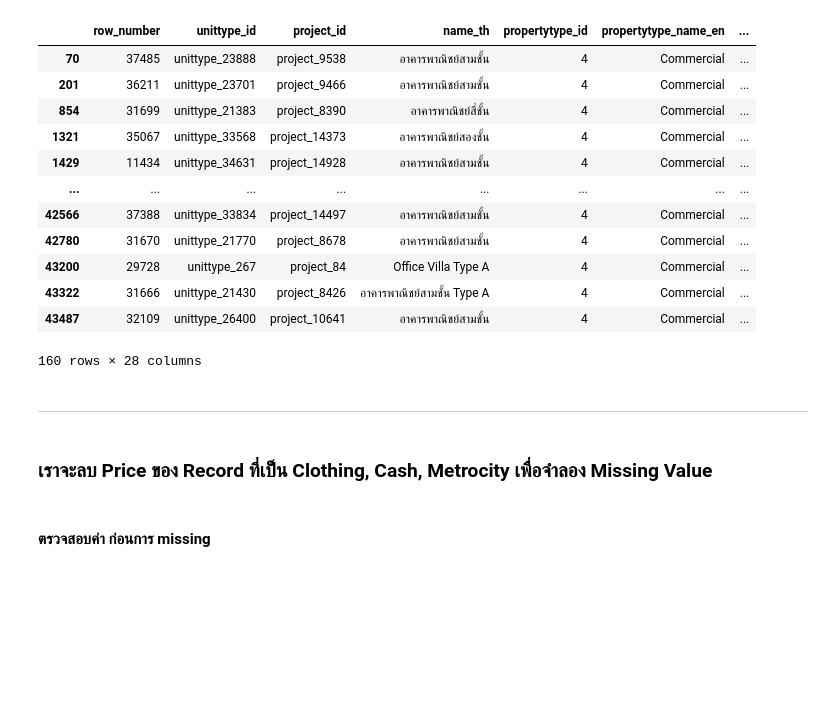
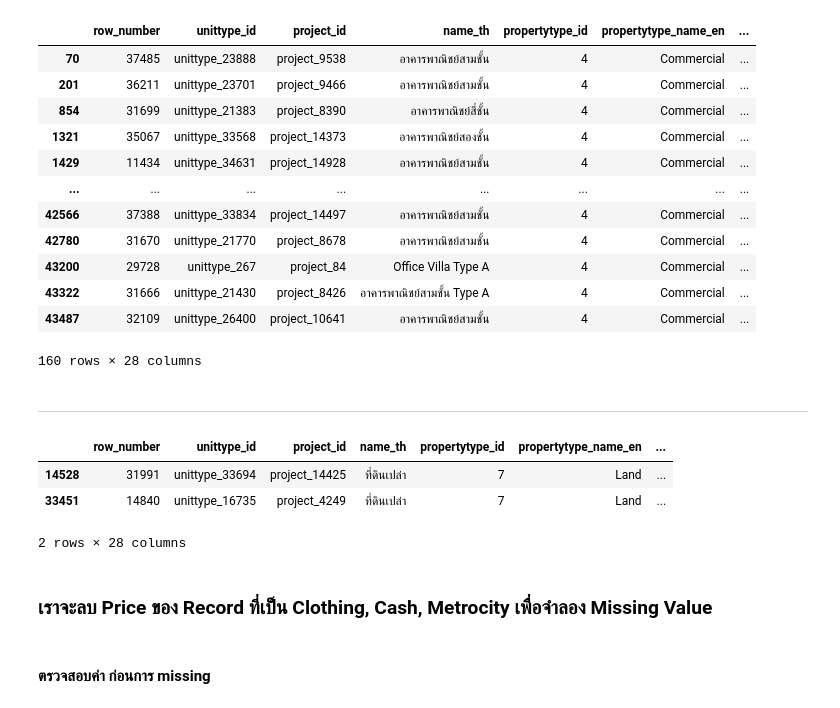
Before and after one commit to punramon/bsc_dpdm24, a Jupyter notebook: Data_Preprocessing.ipynb, the cells around one changed output. Saved outputs shown, nothing was run; the diff lists cells and outputs as text; code cells hidden in the pictures; blank space fills up the shorter version.

```diff
--- a/Data_Preprocessing.ipynb
+++ b/Data_Preprocessing.ipynb
@@ -331,6 +331,25 @@ Commercial_data
 
 
 ---
+# %%
+# prompt: Filter for  'Hotel', 'Warehouse / Factory', 'Land' and 'Office Space' property types and non-missing 'area_total_min_wa' values
+
+# Define the property types to filter
+property_types = ['Hotel', 'Warehouse / Factory', 'Land', 'Office Space']
+
+# Filter the DataFrame
+filtered_data = unit_type_data[
+    (unit_type_data['propertytype_name_en'].isin(property_types)) &
+    (unit_type_data['area_total_min_wa'].notnull())
+]
+
+# Display the filtered data
+filtered_data
+# %% [output]
+|  | row_number | unittype_id | project_id | name_th | propertytype_id | propertytype_name_en | ... |
+| 14528 | 31991 | unittype_33694 | project_14425 | ที่ดินเปล่า | 7 | Land | ... |
+| 33451 | 14840 | unittype_16735 | project_4249 | ที่ดินเปล่า | 7 | Land | ... |
+2 rows × 28 columns
 # %% [markdown]
 ### เราจะลบ Price ของ Record ที่เป็น Clothing, Cash, Metrocity เพื่อจำลอง Missing Value
 # %% [markdown]
```
